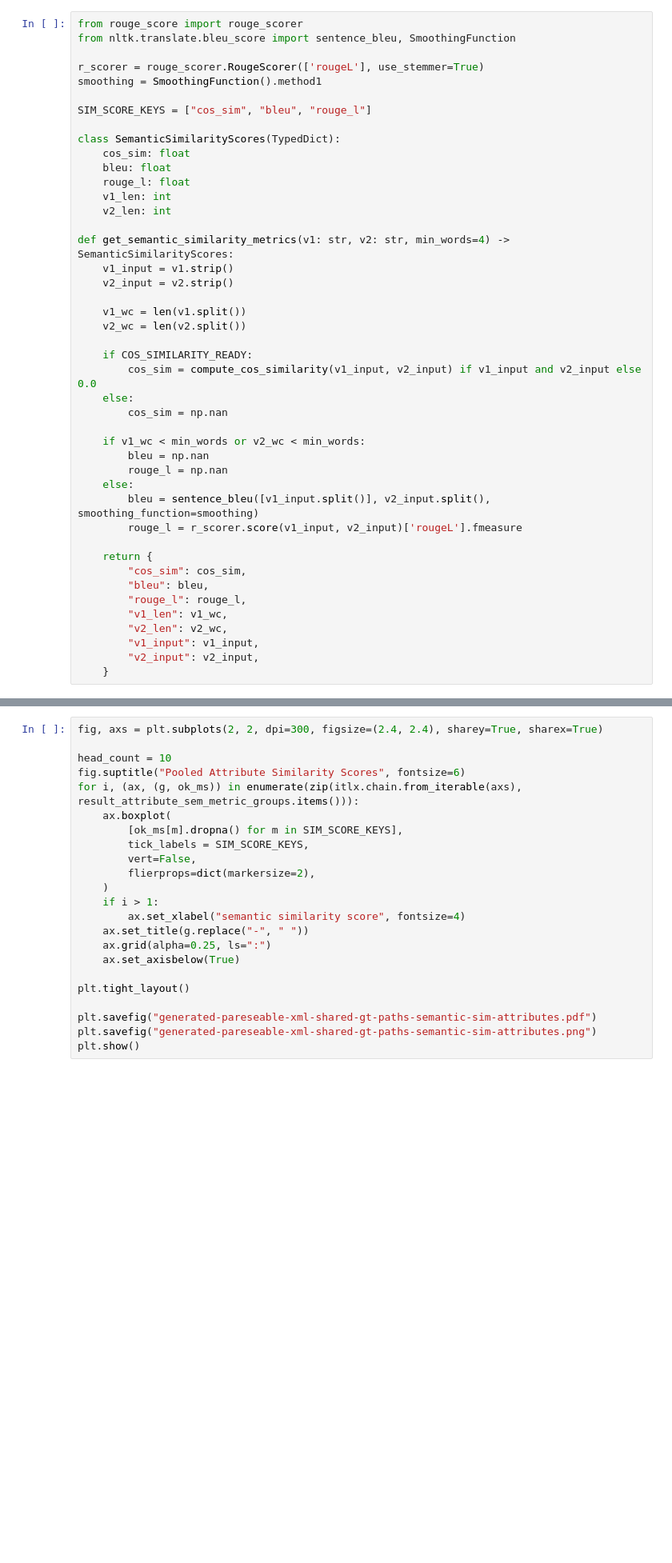
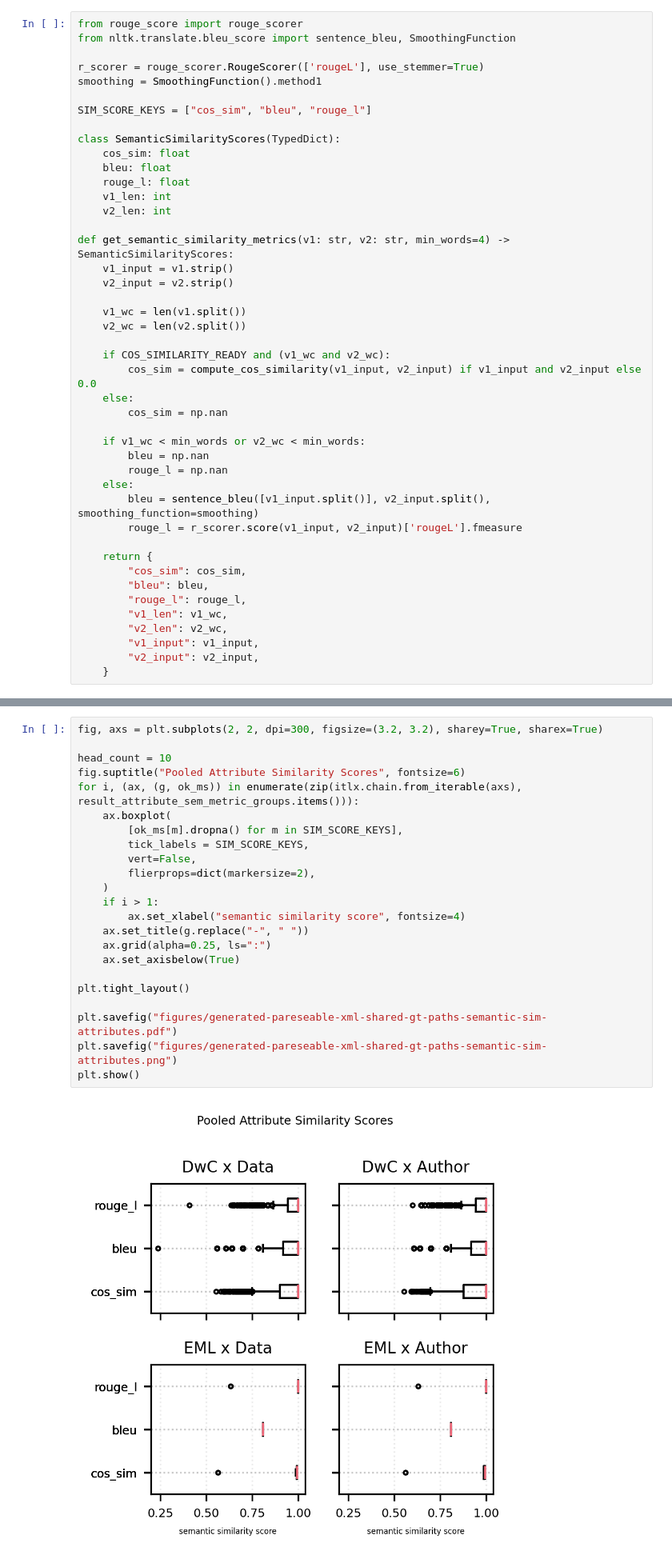
Before and after one commit to mitja-o/metadata-assistant, a Jupyter notebook: _evaluation/statistics/results/e1-generated-metadata-asessment.ipynb, the cells around one changed output, grey strips where cells are left out. Shown at 80% size. Drawn from its saved outputs; the diff is of its cells as text; blank space fills up the shorter version.

```diff
--- a/_evaluation/statistics/results/e1-generated-metadata-asessment.ipynb
+++ b/_evaluation/statistics/results/e1-generated-metadata-asessment.ipynb
@@ -1475,7 +1611,7 @@ def get_semantic_similarity_metrics(v1: str, v2: str, min_words=4) -> SemanticSi
     v1_wc = len(v1.split())
     v2_wc = len(v2.split())
 
-    if COS_SIMILARITY_READY:
+    if COS_SIMILARITY_READY and (v1_wc and v2_wc):
         cos_sim = compute_cos_similarity(v1_input, v2_input) if v1_input and v2_input else 0.0
     else:
         cos_sim = np.nan
@@ -1587,24 +1838,26 @@ pprint.pprint(
 # %%
-fig, axs = plt.subplots(2, 2, dpi=300, figsize=(2.4, 2.4), sharey=True, sharex=True)
+fig, axs = plt.subplots(2, 2, dpi=300, figsize=(3.2, 3.2), sharey=True, sharex=True)
 
 head_count = 10
 fig.suptitle("Pooled Attribute Similarity Scores", fontsize=6)
 for i, (ax, (g, ok_ms)) in enumerate(zip(itlx.chain.from_iterable(axs), result_attribute_sem_metric_groups.items())):
     ax.boxplot(
         [ok_ms[m].dropna() for m in SIM_SCORE_KEYS],
         tick_labels = SIM_SCORE_KEYS,
         vert=False,
         flierprops=dict(markersize=2),
     )
     if i > 1:
         ax.set_xlabel("semantic similarity score", fontsize=4)
     ax.set_title(g.replace("-", " "))
     ax.grid(alpha=0.25, ls=":")
     ax.set_axisbelow(True)
 
 plt.tight_layout()
 
-plt.savefig("generated-pareseable-xml-shared-gt-paths-semantic-sim-attributes.pdf")
-plt.savefig("generated-pareseable-xml-shared-gt-paths-semantic-sim-attributes.png")
+plt.savefig("figures/generated-pareseable-xml-shared-gt-paths-semantic-sim-attributes.pdf")
+plt.savefig("figures/generated-pareseable-xml-shared-gt-paths-semantic-sim-attributes.png")
 plt.show()
+# %% [output]
+[figure, added]
 # %%
```
Also changed, not shown: parts of 43 cells of this notebook, 2 other files.
